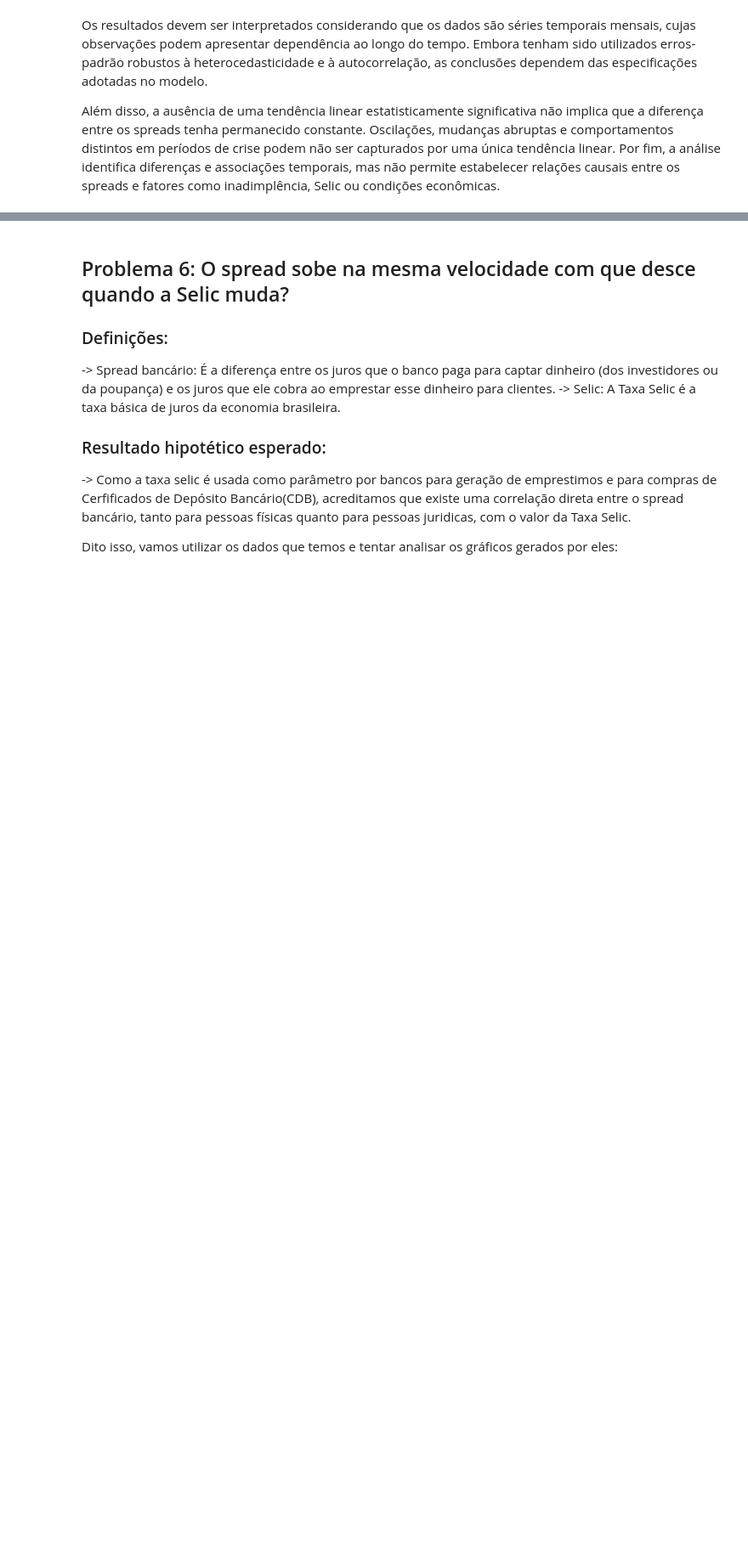
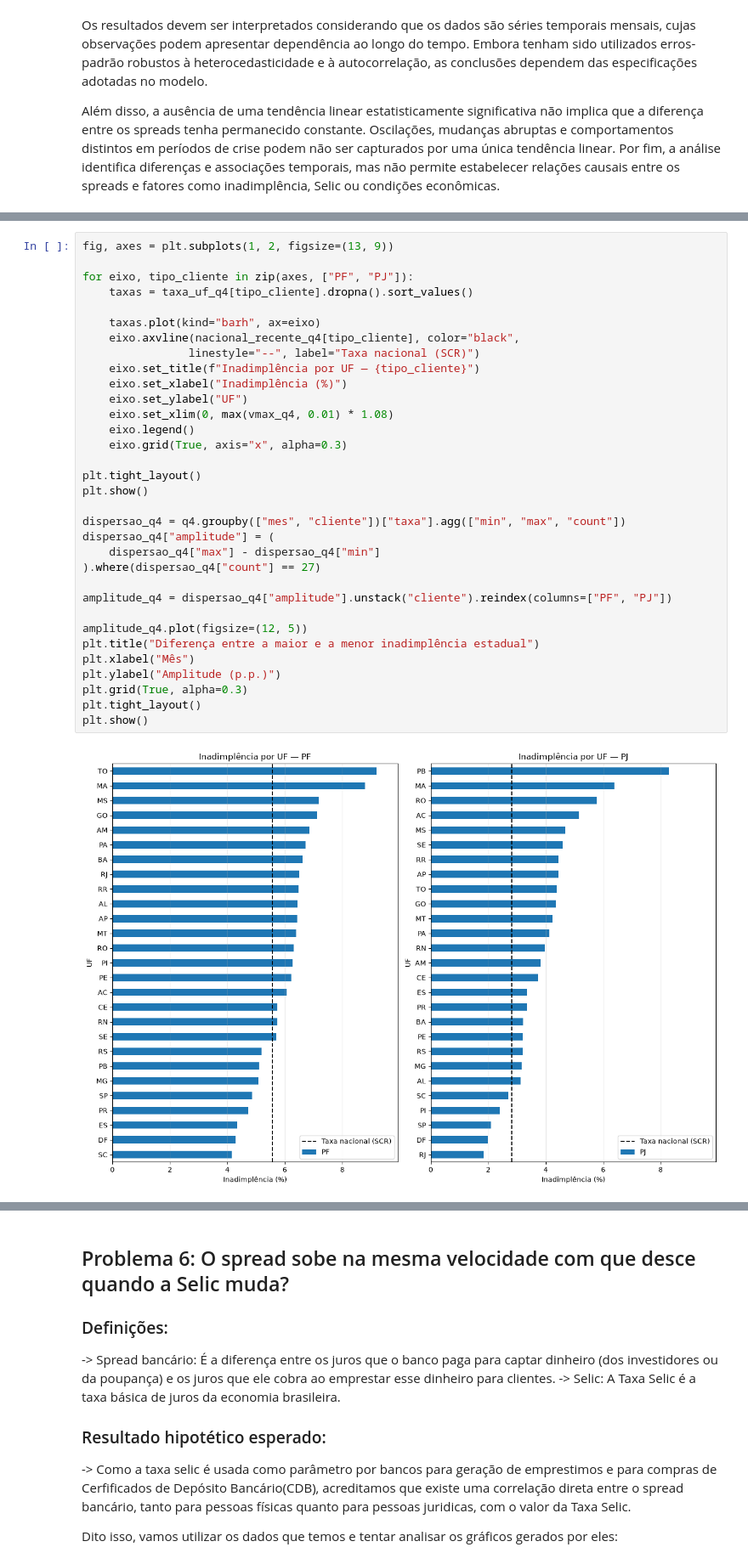
Before and after one commit to JoaoVitor2108/Projeto-AEDV, a Jupyter notebook: analise.ipynb, the cells around one changed output, grey strips where cells are left out. Shown at 85% size. Cells and saved outputs as stored; diff of their text form; blank space fills up the shorter version.

```diff
--- a/analise.ipynb
+++ b/analise.ipynb
@@ -1437,0 +1695,35 @@ Além disso, a ausência de uma tendência linear estatisticamente significativa
+# %%
+fig, axes = plt.subplots(1, 2, figsize=(13, 9))
+
+for eixo, tipo_cliente in zip(axes, ["PF", "PJ"]):
+    taxas = taxa_uf_q4[tipo_cliente].dropna().sort_values()
+
+    taxas.plot(kind="barh", ax=eixo)
+    eixo.axvline(nacional_recente_q4[tipo_cliente], color="black",
+                linestyle="--", label="Taxa nacional (SCR)")
+    eixo.set_title(f"Inadimplência por UF — {tipo_cliente}")
+    eixo.set_xlabel("Inadimplência (%)")
+    eixo.set_ylabel("UF")
+    eixo.set_xlim(0, max(vmax_q4, 0.01) * 1.08)
+    eixo.legend()
+    eixo.grid(True, axis="x", alpha=0.3)
+
+plt.tight_layout()
+plt.show()
+
+dispersao_q4 = q4.groupby(["mes", "cliente"])["taxa"].agg(["min", "max", "count"])
+dispersao_q4["amplitude"] = (
+    dispersao_q4["max"] - dispersao_q4["min"]
+).where(dispersao_q4["count"] == 27)
+
+amplitude_q4 = dispersao_q4["amplitude"].unstack("cliente").reindex(columns=["PF", "PJ"])
+
+amplitude_q4.plot(figsize=(12, 5))
+plt.title("Diferença entre a maior e a menor inadimplência estadual")
+plt.xlabel("Mês")
+plt.ylabel("Amplitude (p.p.)")
+plt.grid(True, alpha=0.3)
+plt.tight_layout()
+plt.show()
+# %% [output]
+[figure, added]
```
Also changed, not shown: parts of 27 cells of this notebook.
